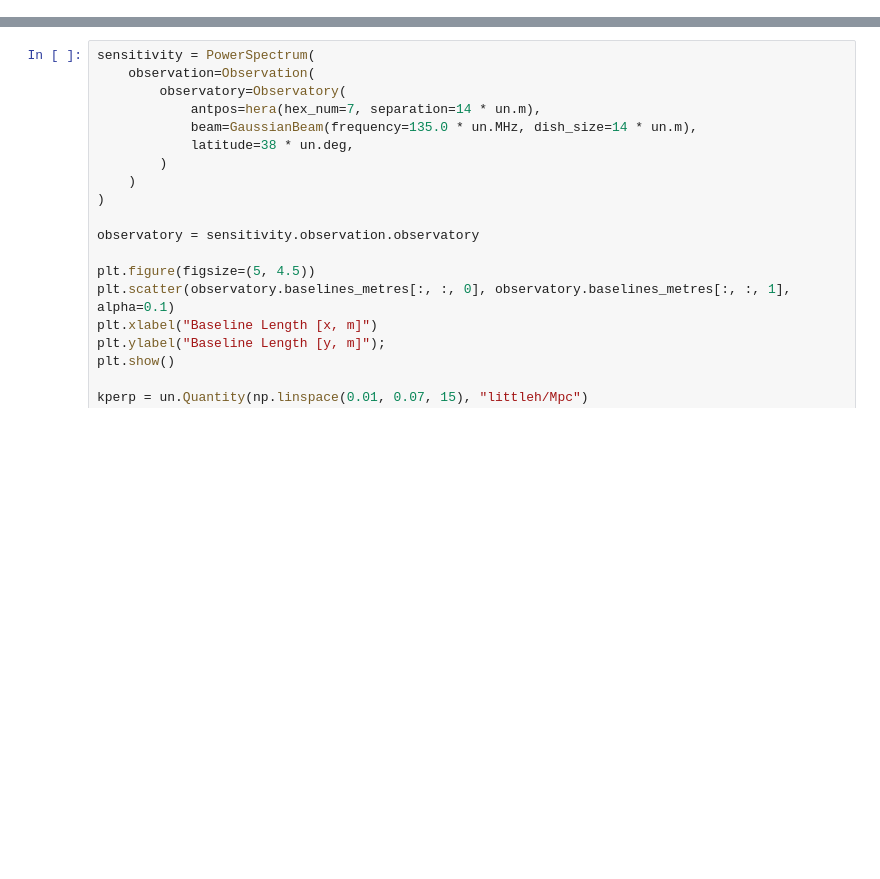
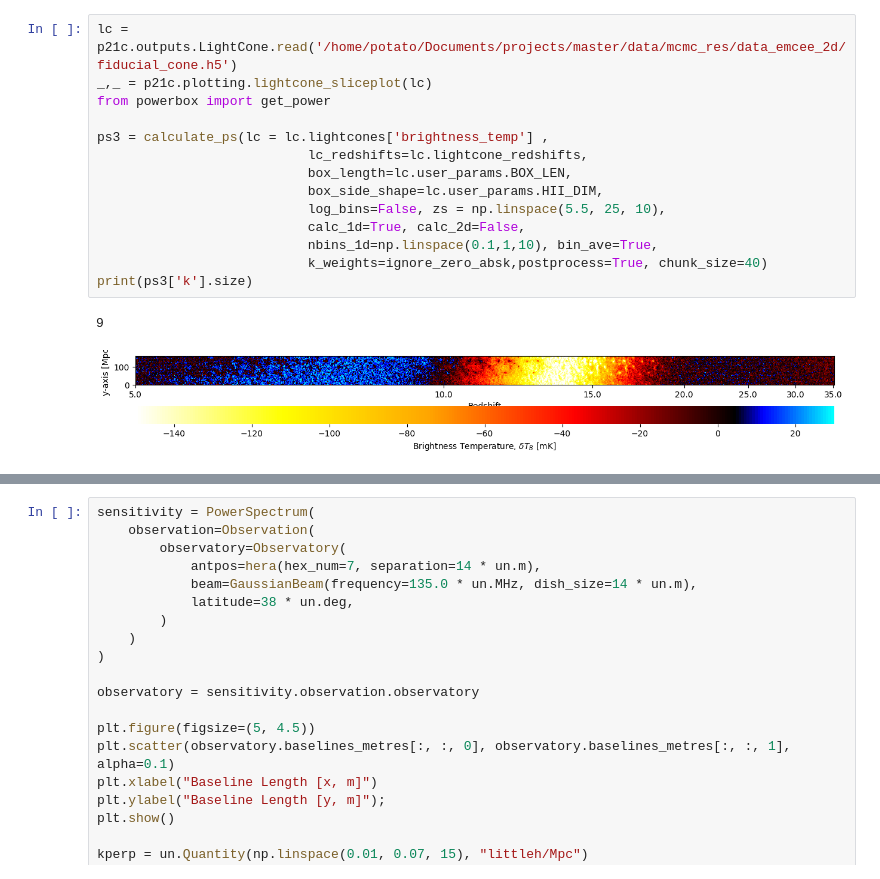
Before and after one commit to astro-ML/21cm-wrapper, a Jupyter notebook: test_mcmc.ipynb, the cells around one changed output, grey strips where cells are left out. Cells and saved outputs as stored; diff of their text form; blank space fills up the shorter version.

```diff
--- a/test_mcmc.ipynb
+++ b/test_mcmc.ipynb
@@ -7,0 +9,17 @@ NVIDIA GeForce RTX 4060 Laptop GPU
+# %%
+lc = p21c.outputs.LightCone.read('/home/potato/Documents/projects/master/data/mcmc_res/data_emcee_2d/fiducial_cone.h5')
+_,_ = p21c.plotting.lightcone_sliceplot(lc)
+from powerbox import get_power
+
+ps3 = calculate_ps(lc = lc.lightcones['brightness_temp'] ,
+                           lc_redshifts=lc.lightcone_redshifts,
+                           box_length=lc.user_params.BOX_LEN,
+                           box_side_shape=lc.user_params.HII_DIM,
+                           log_bins=False, zs = np.linspace(5.5, 25, 10),
+                           calc_1d=True, calc_2d=False,
+                           nbins_1d=np.linspace(0.1,1,10), bin_ave=True,
+                           k_weights=ignore_zero_absk,postprocess=True, chunk_size=40)
+print(ps3['k'].size)
+# %% [output]
+9
+[figure, added]
```
Also changed, not shown: parts of 8 cells of this notebook, 1 other file.
